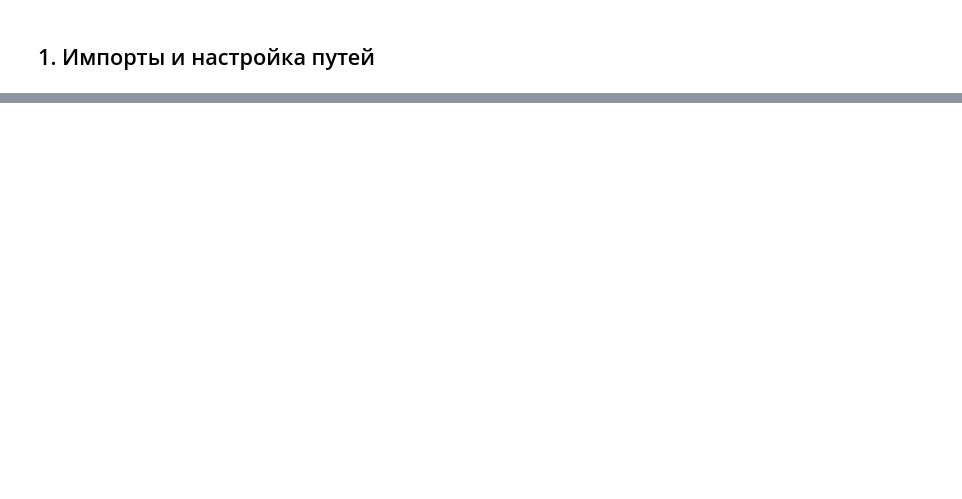
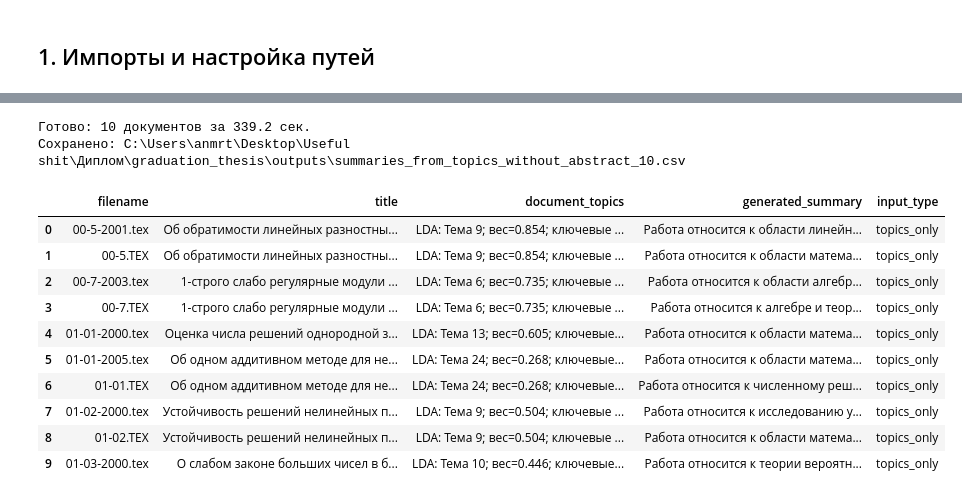
Before and after one commit to AnastasiyaMartynova/graduation_thesis, a Jupyter notebook: 06_summarization.ipynb, the cells around one changed output, grey strips where cells are left out. Saved outputs shown, nothing was run; the diff lists cells and outputs as text; code cells hidden in the pictures; blank space fills up the shorter version.

```diff
--- a/06_summarization.ipynb
+++ b/06_summarization.ipynb
@@ -459,0 +854,42 @@ print("Колонки:", final_cols)
+# %%
+records = []
+start_time = time.time()
+
+for _, row in tqdm(target_without_abs.iterrows(), total=len(target_without_abs), desc="Генерация по темам"):
+    topic_profile = build_topic_profile(row)
+    document_topics = build_document_topics_text(row)
+    summary = generate_summary_from_topics(topic_profile)
+    records.append({
+        "filename": row["filename"],
+        "title": row.get("title", ""),
+        "author": row.get("author", ""),
+        "document_topics": document_topics,
+        "topic_profile": topic_profile,
+        "generated_summary": summary,
+        "input_type": "topics_only",
+    })
+
+elapsed = time.time() - start_time
+without_abs_results = pd.DataFrame(records)
+
+without_abs_output_path = OUTPUT_DIR / "summaries_from_topics_without_abstract_10.csv"
+without_abs_results.to_csv(without_abs_output_path, index=False, encoding="utf-8")
+
+print(f"Готово: {len(without_abs_results)} документов за {elapsed:.1f} сек.")
+print("Сохранено:", without_abs_output_path)
+
+display(without_abs_results[["filename", "title", "document_topics", "generated_summary", "input_type"]])
+# %% [output]
+Готово: 10 документов за 339.2 сек.
+Сохранено: C:\Users\anmrt\Desktop\Useful shit\Диплом\graduation_thesis\outputs\summaries_from_topics_without_abstract_10.csv
+|  | filename | title | document_topics | generated_summary | input_type |
+| 0 | 00-5-2001.tex | Об обратимости линейных разностны... | LDA: Тема 9; вес=0.854; ключевые ... | Работа относится к области линейн... | topics_only |
+| 1 | 00-5.TEX | Об обратимости линейных разностны... | LDA: Тема 9; вес=0.854; ключевые ... | Работа относится к области матема... | topics_only |
+| 2 | 00-7-2003.tex | 1-строго слабо регулярные модули ... | LDA: Тема 6; вес=0.735; ключевые ... | Работа относится к области алгебр... | topics_only |
+| 3 | 00-7.TEX | 1-строго слабо регулярные модули ... | LDA: Тема 6; вес=0.735; ключевые ... | Работа относится к алгебре и теор... | topics_only |
+| 4 | 01-01-2000.tex | Оценка числа решений однородной з... | LDA: Тема 13; вес=0.605; ключевые... | Работа относится к области матема... | topics_only |
+| 5 | 01-01-2005.tex | Об одном аддитивном методе для не... | LDA: Тема 24; вес=0.268; ключевые... | Работа относится к области матема... | topics_only |
+| 6 | 01-01.TEX | Об одном аддитивном методе для не... | LDA: Тема 24; вес=0.268; ключевые... | Работа относится к численному реш... | topics_only |
+| 7 | 01-02-2000.tex | Устойчивость решений нелинейных п... | LDA: Тема 9; вес=0.504; ключевые ... | Работа относится к исследованию у... | topics_only |
+| 8 | 01-02.TEX | Устойчивость решений нелинейных п... | LDA: Тема 9; вес=0.504; ключевые ... | Работа относится к области матема... | topics_only |
+| 9 | 01-03-2000.tex | О слабом законе больших чисел в б... | LDA: Тема 10; вес=0.446; ключевые... | Работа относится к теории вероятн... | topics_only |
```
Also changed, not shown: parts of 43 cells of this notebook, 1 other file.
